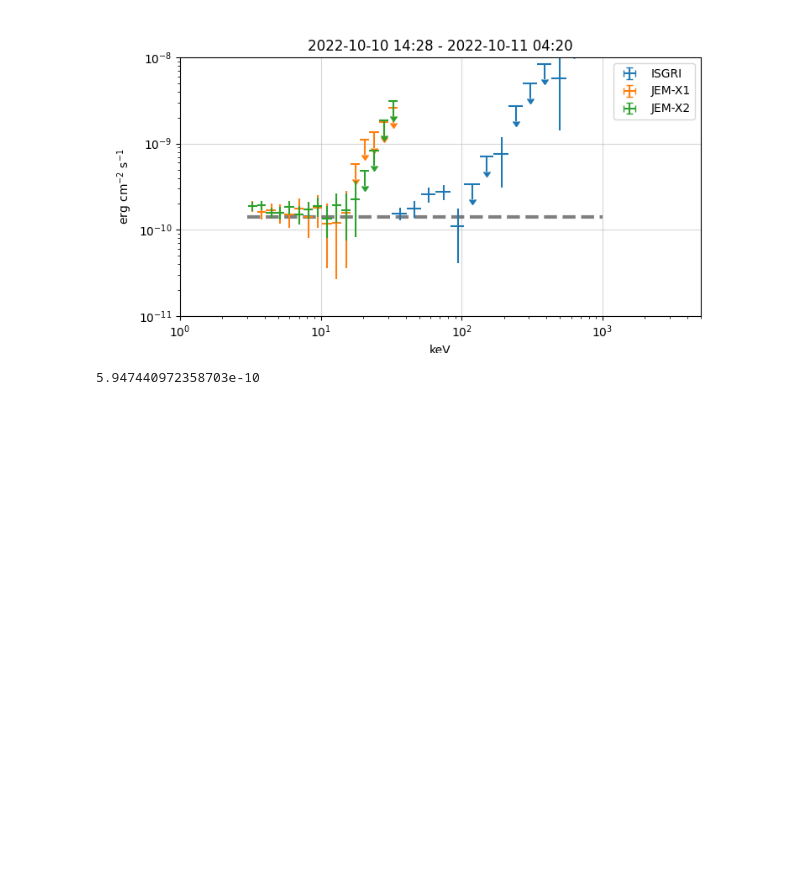
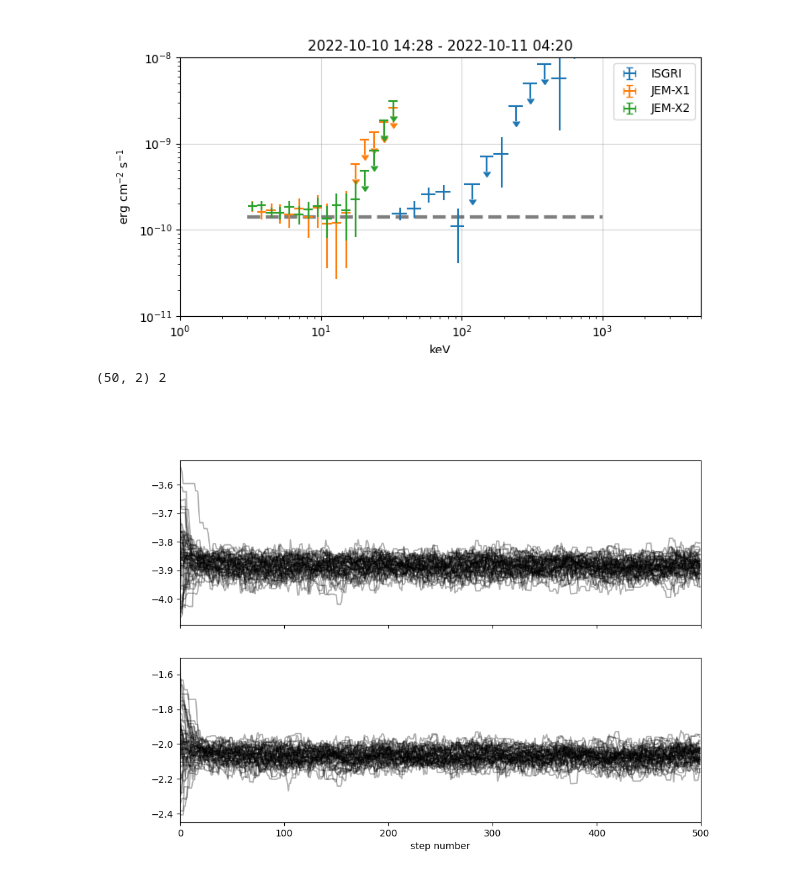
Before and after one commit to volodymyrss/grb221009, a Jupyter notebook: spectrum.ipynb, the cells around one changed output. Drawn from its saved outputs; the diff is of its cells as text; code cells hidden in the pictures; blank space fills up the shorter version.

```diff
--- a/spectrum.ipynb
+++ b/spectrum.ipynb
@@ -8,9 +8,10 @@ from astropy.io import fits
 import ogip
 import ogip.core
 # %%
-# oda:version "v0.1.24"
+# oda:version "v0.1.25"
 
 focus_obs_name='r2558'
+sampler_steps=500
 # %% [markdown]
 * Subject: 	Re: GRB221009A
 * Date: 	Fri, 28 Oct 2022 17:37:00 +0200
@@ -298,9 +296,30 @@ Image("spec_afterglow_counts_unfolded.png")
   success: True
         x: array([ 1.41423178e-04, -2.00000000e+00])
 [figure]
-# %%
-from scipy.integrate import quad
-flux_3_200_keV_ecs = quad(lambda x:fitted_model(x)*x*u.keV.to(u.erg), 3, 200)[0]
-flux_3_200_keV_ecs
-# %% [output]
-5.947440972358703e-10
+# %%
+f0 = np.log10(fit_result.x[0])
+
+def model_with_pars(x, p):
+    logger.debug("evaluating model for %s", p)
+    if len(p) == 1:
+        return (10**p[0]*(x/25.)**-2)
+    else:
+        return (10**p[0]*(x/25.)**p[1])
+
+
+importlib.reload(ogip.tools)
+
+r = ogip.tools.sample(model_with_pars, p0=[(f0, f0 - 0.3, f0 + 0.3), (-2, -2.5, -1.5)], spectra=allspec, nsteps=sampler_steps, nwalkers=50, n_processes=1)
+
+tau = r.get_autocorr_time(tol=10)
+
+flat_samples = r.get_chain(discard=int(max(tau))*2, thin=15, flat=True)
+# %% [output]
+(50, 2) 2
+# %%
+importlib.reload(ogip.tools)
+ogip.tools.plot_chain(r)
+plt.savefig("chain.png")
+Image("chain.png")
+# %% [output]
+[figure, added]
```
Also changed, not shown: parts of 7 cells of this notebook, 1 other file.
